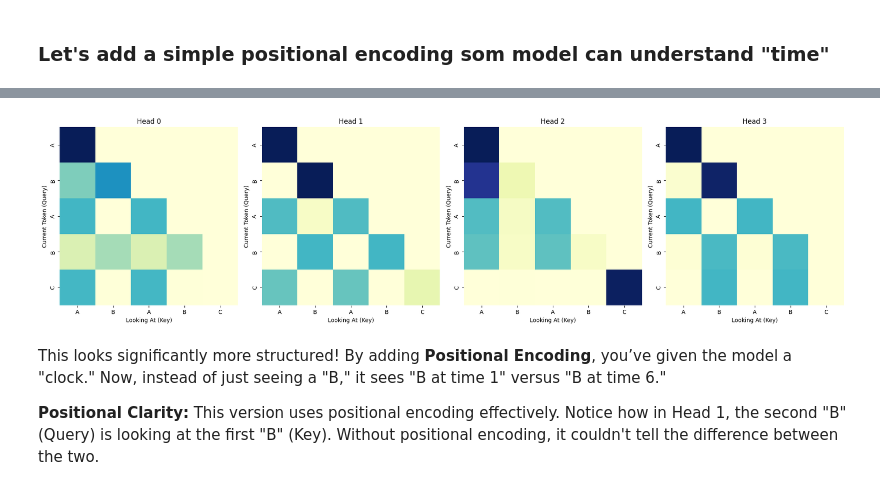
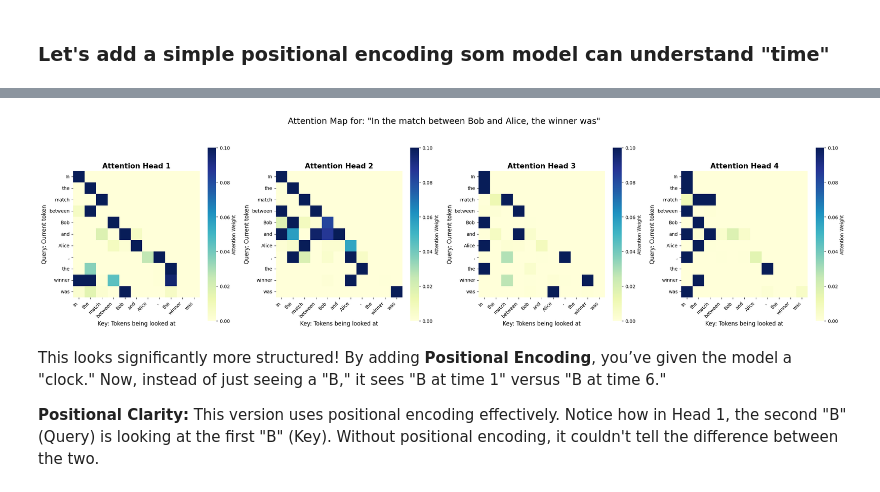
Before and after one commit to Jae-Ro/ml-study, a Jupyter notebook: 2_attention.ipynb, the cells around one changed output, grey strips where cells are left out. Saved outputs shown, nothing was run; the diff lists cells and outputs as text; code cells hidden in the pictures.

Commit message:
Adding trained attention examples with tokenizers and text highlighting need for positional encoding

```diff
--- a/2_attention.ipynb
+++ b/2_attention.ipynb
@@ -552,15 +697,23 @@ class MiniGPT(nn.Module):
         self.attention = CausalMultiHeadAttention(embed_size, heads)
         self.fc_out = nn.Linear(embed_size, vocab_size)
 
-    def forward(self, x):
+    def forward(self, x, return_attn=False):
         batch_size, seq_len = x.shape
 
         # Create positions: [0, 1, 2, ..., seq_len-1]
         positions = torch.arange(0, seq_len).expand(batch_size, seq_len).to(x.device)
 
         # Sum the token and position embeddings
+        # This breaks the "Bag of Words" problem!
         x = self.embedding(x) + self.pos_embedding(positions)
 
+        # Pass the return_attn flag to the attention layer
+        if return_attn:
+            x, weights = self.attention(x, return_attn=True)
+            logits = self.fc_out(x)
+            return logits, weights
+
+        # Standard path for training
         x = self.attention(x)
         logits = self.fc_out(x)
         return logits
@@ -616,8 +771,0 @@ Input: [0, 1, 2] | Predicted Next Token: 3
-# %%
-# 0, 1, 0, 1, {2}
-model.eval()
-test_input = torch.tensor([[0, 1, 0, 1, 2]])
-with torch.no_grad():
-    prediction = model(test_input)
-    next_token = torch.argmax(prediction[:, -1, :], dim=-1)
-    print(f"\nInput: [0, 1, 0, 1, 2] | Predicted Next Token: {next_token.item()}")
@@ -626,39 +852,63 @@ Input: [0, 1, 0, 1, 2] | Predicted Next Token: 3
 # %%
 import matplotlib.pyplot as plt
 import seaborn as sns
+import torch
 
-# 1. Define your vocabulary mapping clearly
-# 0 -> A, 1 -> B, etc.
-num_to_char = {i: chr(65 + i) for i in range(10)}
+def plot_attention_tiktoken(model, enc, text):
+    model.eval()
+    token_ids = enc.encode(text)
+    device = next(model.parameters()).device
+    sequence = torch.tensor([token_ids]).to(device)
 
-
-def plot_attention_simple(model, sequence):
-    model.eval()
-
-    # Translate the input numbers to letters for the plot labels
-    # e.g., [0, 1, 2] becomes ['A', 'B', 'C']
-    tokens = [num_to_char[t.item()] for t in sequence[0]]
+    # Get text labels and clean up the 'Ġ' space character for better display
+    tokens = [enc.decode([t]).strip() for t in token_ids]
 
     with torch.no_grad():
-        # Pass through embedding then attention
-        x = model.embedding(sequence)
-        _, attn = model.attention(x, return_attn=True)
+        logits, attn = model(sequence, return_attn=True)
 
-    # Let's look at all 4 heads side-by-side
-    fig, axes = plt.subplots(1, 4, figsize=(20, 5))
+    # attn shape: (batch, heads, seq_len, seq_len)
+    num_heads = attn.shape[1]
+    fig, axes = plt.subplots(1, num_heads, figsize=(24, 6))
 
-    for i in range(4):
+    if num_heads == 1:
+        axes = [axes]
+
+    for i in range(num_heads):
         weights = attn[0, i].cpu().numpy()
-        sns.heatmap(weights, xticklabels=tokens, yticklabels=tokens, cmap="YlGnBu", ax=axes[i], cbar=False, square=True)
-        axes[i].set_title(f"Head {i}")
-        axes[i].set_xlabel("Looking At (Key)")
-        axes[i].set_ylabel("Current Token (Query)")
+        # --- ADD THIS DEBUG PRINT ---
+        last_row = weights[-1, :]
+        # Find the index of 'Alice' in your tokens list
+        try:
+            bob_idx = tokens.index("Bob")
+            print(f"Head {i+1} - 'was' attending to 'Bob': {last_row[bob_idx]:.4f}")
+        except ValueError:
+            pass
+        # -----------------------------
 
+        sns.heatmap(
+            weights,
+            vmin=0,
+            vmax=0.1,
+            xticklabels=tokens,
+            yticklabels=tokens,
+            cmap="YlGnBu", # Back to the look you liked
+            ax=axes[i],
+            square=True,
+            cbar_kws={'label': 'Attention Weight'}
+        )
+
+        # Adding descriptive titles and axis labels
+        axes[i].set_title(f"Attention Head {i+1}", fontsize=15, fontweight='bold')
+        axes[i].set_xlabel("Key: Tokens being looked at", fontsize=12)
+        axes[i].set_ylabel("Query: Current token", fontsize=12)
+
+        # Clean up the tick alignment
+        plt.setp(axes[i].get_xticklabels(), rotation=45, ha="right")
+
+    plt.suptitle(f"Attention Map for: \"{text}\"", fontsize=18, y=1.05)
     plt.tight_layout()
     plt.show()
 
-
-# Test with a sequence:
-test_seq = torch.tensor([[0, 1, 0, 1, 2]])d
-plot_attention_simple(model, test_seq)
+# Run the visualization
+plot_attention_tiktoken(model, enc, "In the match between Bob and Alice, the winner was")
 # %% [output]
@@ -665,4 +919,4 @@ plot_attention_simple(model, test_seq)
-[figure, old version]
+[figure, new version]
 # %% [markdown]
 This looks significantly more structured! By adding **Positional Encoding**, you’ve given the model a "clock." Now, instead of just seeing a "B," it sees "B at time 1" versus "B at time 6."
 
```
Also changed, not shown: parts of 16 cells of this notebook, 1 other file.
